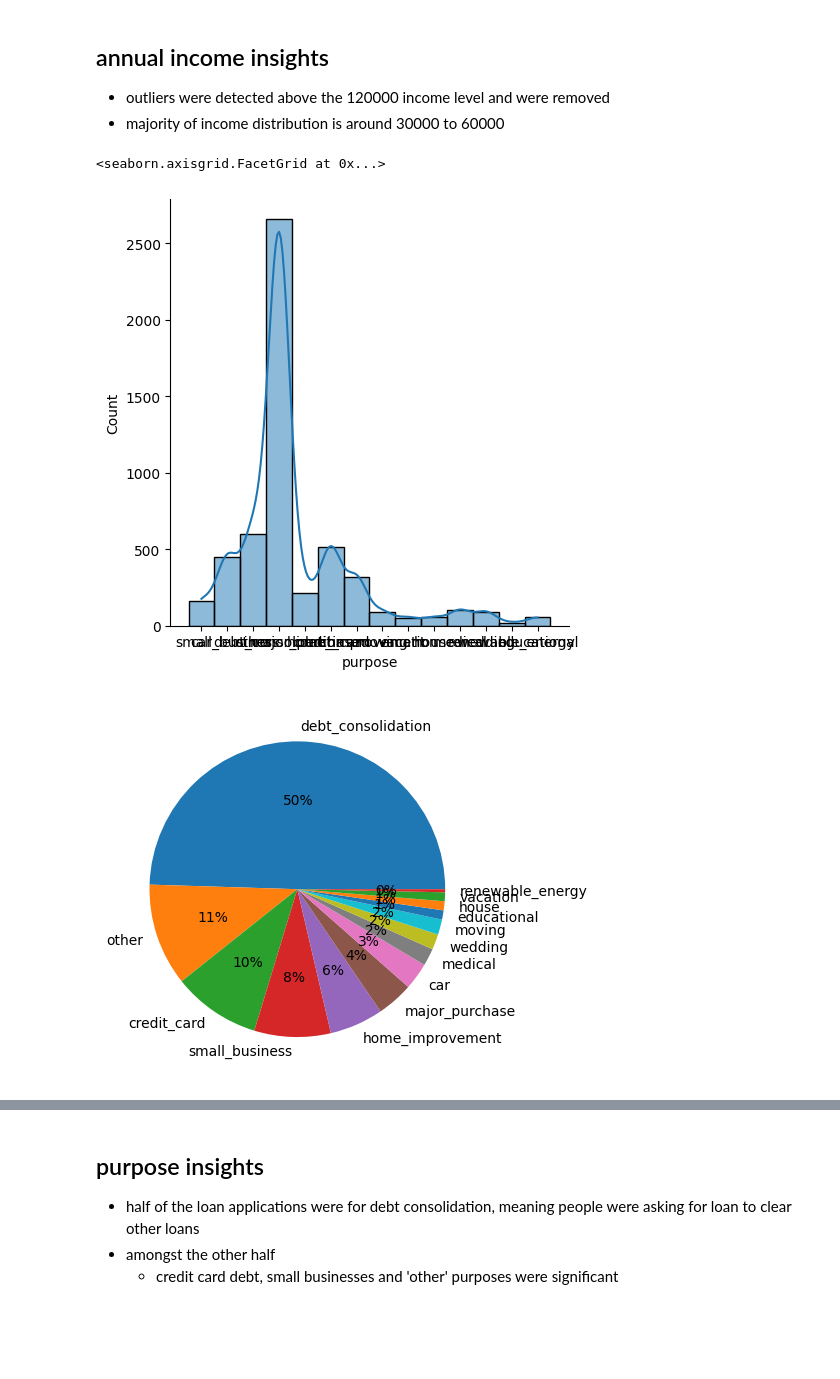
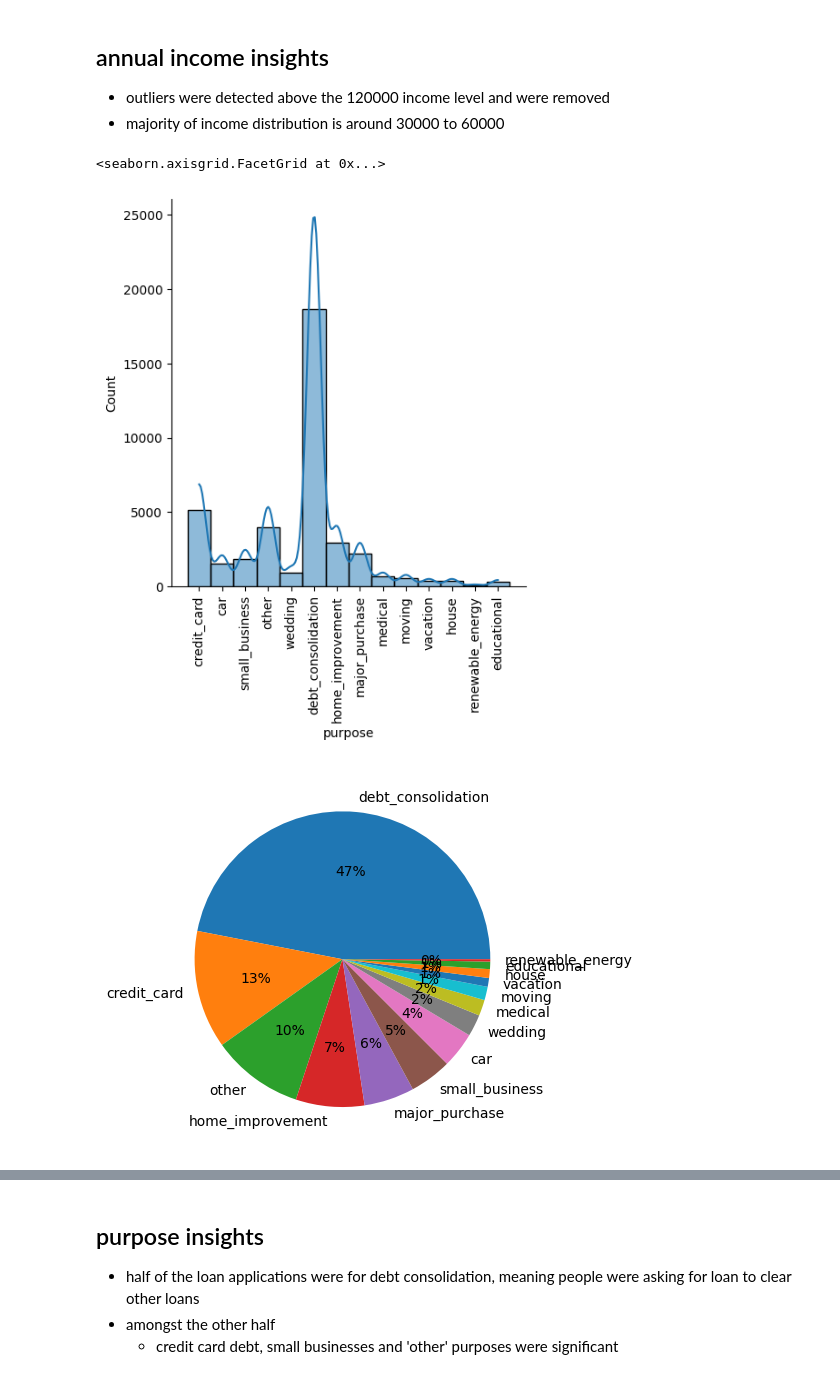
Before and after one commit to udaykirankavaturu/lending-club-case-study, a Jupyter notebook: uday_kiran_kavaturu.ipynb, the cells around one changed output, grey strips where cells are left out. Saved outputs shown, nothing was run; the diff lists cells and outputs as text; code cells hidden in the pictures; blank space fills up the shorter version.

```diff
--- a/uday_kiran_kavaturu.ipynb
+++ b/uday_kiran_kavaturu.ipynb
@@ -481,13 +472,13 @@ plt.ticklabel_format(style='plain', axis='x')
 - majority of income distribution is around 30000 to 60000
 # %%
 # purpose
-sns.displot(data=charged_off_loans_df, x="purpose", kde=True)
+sns.displot(data=df, x="purpose", kde=True).set_xticklabels(rotation=90)
 # %% [output]
 <seaborn.axisgrid.FacetGrid at 0x...>
-[figure, old version]
+[figure, new version]
 # %%
-purpose = charged_off_loans_df['purpose'].value_counts()
+purpose = df['purpose'].value_counts()
 plt.pie(purpose,labels=purpose.index,autopct="%.0f%%");
 # %% [output]
-[figure, old version]
+[figure, new version]
 # %%
```
Also changed, not shown: parts of 59 cells of this notebook.
